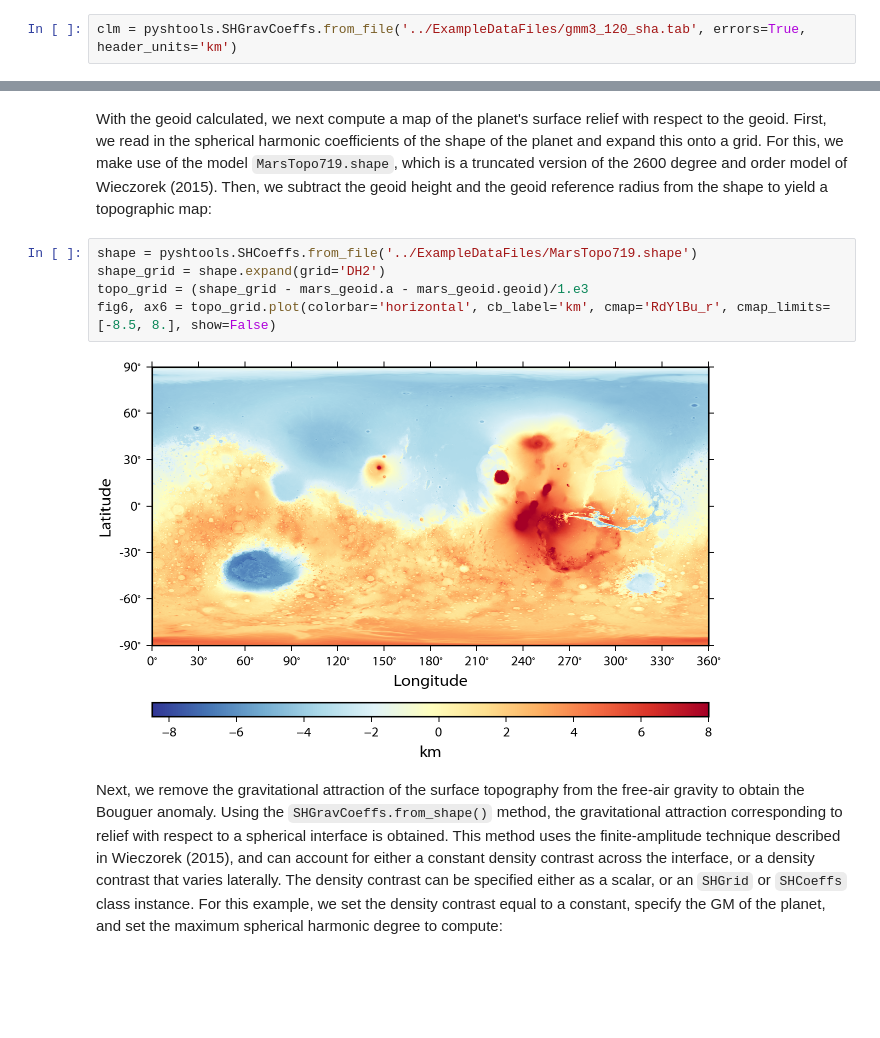
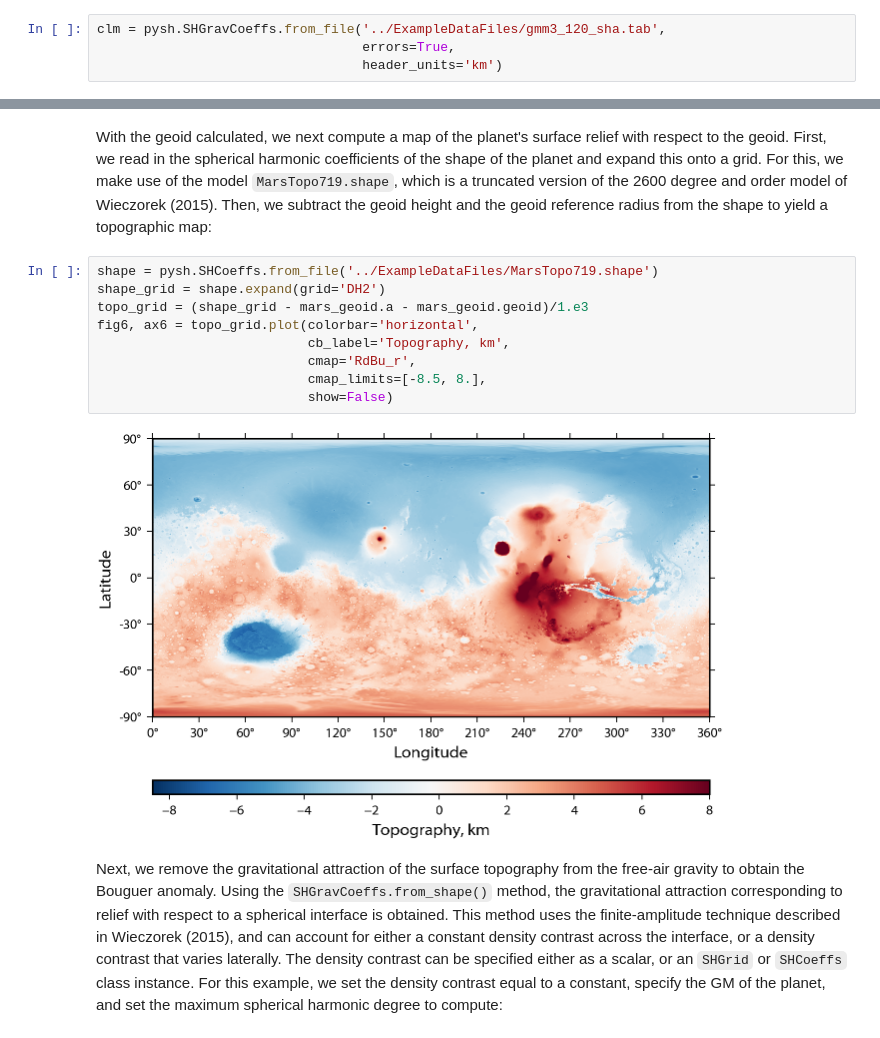
Before and after one commit to SHTOOLS/SHTOOLS, a Jupyter notebook: examples/notebooks/Introduction-3.ipynb, the cells around one changed output, grey strips where cells are left out. Saved outputs shown, nothing was run; the diff lists cells and outputs as text; blank space fills up the shorter version.

Commit message:
Add introduction notebook describing plotting and map projections.

```diff
--- a/examples/notebooks/Introduction-3.ipynb
+++ b/examples/notebooks/Introduction-3.ipynb
@@ -29,7 +27,9 @@ Unlike `SHCoeffs`, when initializing an `SHGravCoeffs` class instance, it is nec
 
 We start by reading the gravitational potential coefficients and errors for the planet Mars. We make use of the model GMM-3 of Genova et al. (2016), where `r0` and `gm` are set by the first two elements of the file's header line. If the file didn't contain a header with this information, these parameters could be specified explicitly by using the keywords `gm` and `r0`. We note that the header line of this file uses units of kilometers instead of meters, so we convert the values in the header to meters by specifiying `header_units='km'`:
 # %%
-clm = pyshtools.SHGravCoeffs.from_file('../ExampleDataFiles/gmm3_120_sha.tab', errors=True, header_units='km')
+clm = pysh.SHGravCoeffs.from_file('../ExampleDataFiles/gmm3_120_sha.tab',
+                                  errors=True,
+                                  header_units='km')
 # %% [markdown]
 We can inspect this class instance by using the `info()` method, by `print(clm)`, or simply by entering the name of the class instance at the prompt:
 # %%
@@ -96,12 +100,16 @@ fig5, ax5 = mars_geoid_ellipsoid.plot(cmap='RdYlBu_r', cmap_limits=[-750, 1200],
 # %% [markdown]
 With the geoid calculated, we next compute a map of the planet's surface relief with respect to the geoid. First, we read in the spherical harmonic coefficients of the shape of the planet and expand this onto a grid. For this, we make use of the model `MarsTopo719.shape`, which is a truncated version of the 2600 degree and order model of Wieczorek (2015). Then, we subtract the geoid height and the geoid reference radius from the shape to yield a topographic map:
 # %%
-shape = pyshtools.SHCoeffs.from_file('../ExampleDataFiles/MarsTopo719.shape')
+shape = pysh.SHCoeffs.from_file('../ExampleDataFiles/MarsTopo719.shape')
 shape_grid = shape.expand(grid='DH2')
 topo_grid = (shape_grid - mars_geoid.a - mars_geoid.geoid)/1.e3
-fig6, ax6 = topo_grid.plot(colorbar='horizontal', cb_label='km', cmap='RdYlBu_r', cmap_limits=[-8.5, 8.], show=False)
+fig6, ax6 = topo_grid.plot(colorbar='horizontal',
+                           cb_label='Topography, km',
+                           cmap='RdBu_r',
+                           cmap_limits=[-8.5, 8.],
+                           show=False)
 # %% [output]
-[figure, old version]
+[figure, new version]
 # %% [markdown]
 Next, we remove the gravitational attraction of the surface topography from the free-air gravity to obtain the Bouguer anomaly. Using the `SHGravCoeffs.from_shape()` method, the gravitational attraction corresponding to relief with respect to a spherical interface is obtained. This method uses the finite-amplitude technique described in Wieczorek (2015), and can account for either a constant density contrast across the interface, or a density contrast that varies laterally. The density contrast can be specified either as a scalar, or an `SHGrid` or `SHCoeffs` class instance. For this example, we set the density contrast equal to a constant, specify the GM of the planet, and set the maximum spherical harmonic degree to compute:
 # %%
```
Also changed, not shown: parts of 17 cells of this notebook, 26 other files.
